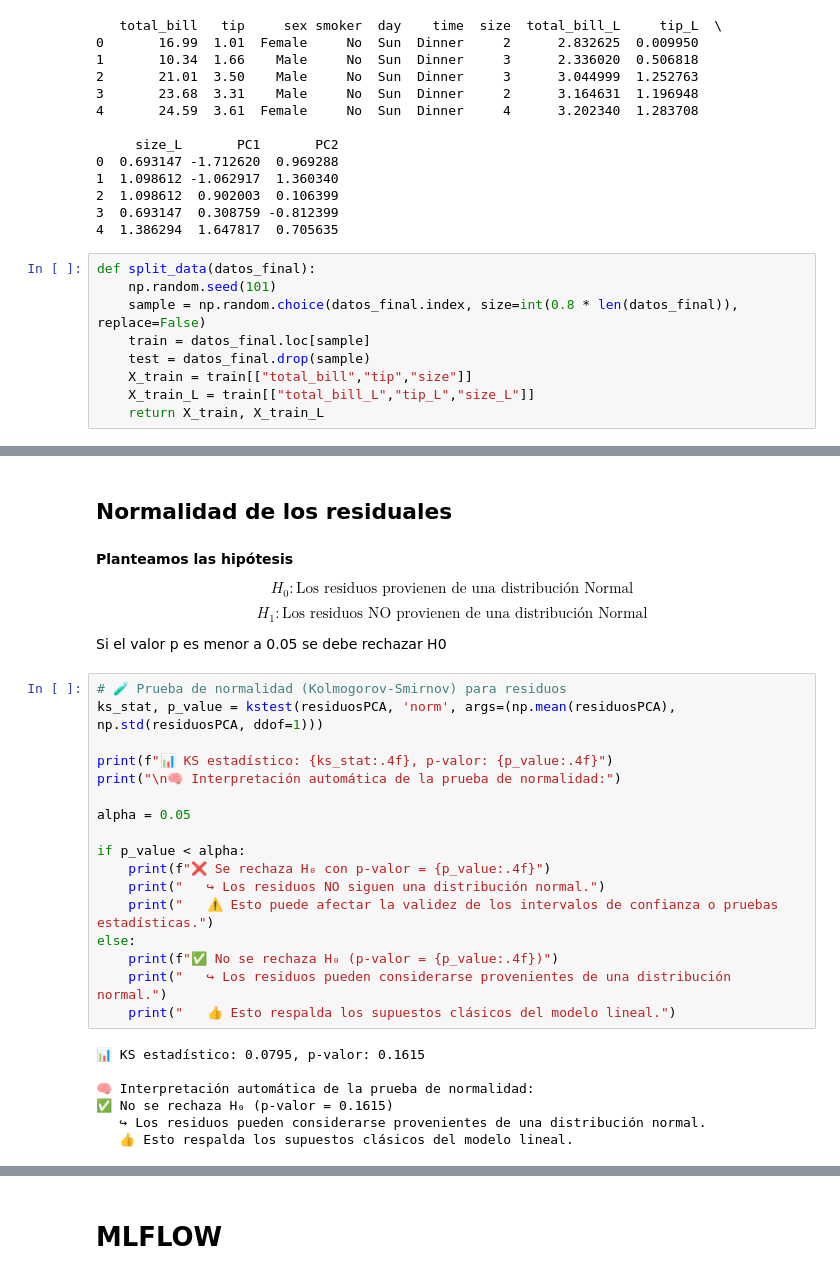
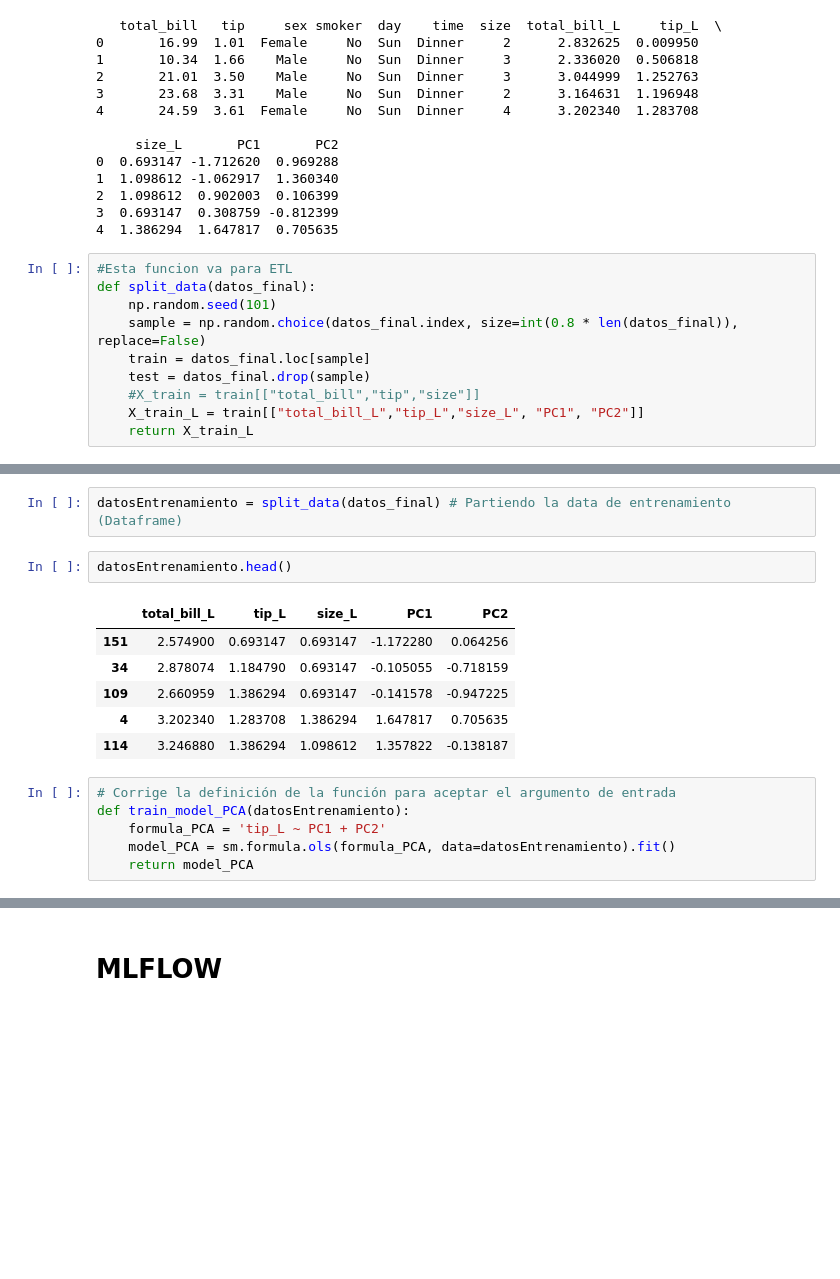
Before and after one commit to stivencuellar/MLOPS_Project, a Jupyter notebook: src/03-Orchestation/Modelo_Propinas_funciones_prepy.ipynb, the cells around one changed output, grey strips where cells are left out. Cells and saved outputs as stored; diff of their text form; blank space fills up the shorter version.

Commit message:
Estructura de informacion para hacer match entre los codigos de los repositorios.

```diff
--- a/src/03-Orchestation/Modelo_Propinas_funciones_prepy.ipynb
+++ b/src/03-Orchestation/Modelo_Propinas_funciones_prepy.ipynb
@@ -186,11 +193,12 @@ print(datos_final.head())
 3  0.693147  0.308759 -0.812399
 4  1.386294  1.647817  0.705635
 # %%
+#Esta funcion va para ETL
 def split_data(datos_final):
     np.random.seed(101)
     sample = np.random.choice(datos_final.index, size=int(0.8 * len(datos_final)), replace=False)
     train = datos_final.loc[sample]
     test = datos_final.drop(sample)
-    X_train = train[["total_bill","tip","size"]]
-    X_train_L = train[["total_bill_L","tip_L","size_L"]]
-    return X_train, X_train_L
+    #X_train = train[["total_bill","tip","size"]]
+    X_train_L = train[["total_bill_L","tip_L","size_L", "PC1", "PC2"]]
+    return X_train_L
@@ -863,33 +205,17 @@ else:
-# %% [markdown]
-## **Normalidad de los residuales**
-# %% [markdown]
-**Planteamos las hipótesis**
-
- $$ H_{0}:\text{Los residuos provienen de una distribución Normal}$$
- $$ H_{1}:\text{Los residuos NO provienen de una distribución Normal}$$
-
- Si el valor p es menor a 0.05 se debe rechazar H0
-# %%
-# 🧪 Prueba de normalidad (Kolmogorov-Smirnov) para residuos
-ks_stat, p_value = kstest(residuosPCA, 'norm', args=(np.mean(residuosPCA), np.std(residuosPCA, ddof=1)))
-
-print(f"📊 KS estadístico: {ks_stat:.4f}, p-valor: {p_value:.4f}")
-print("\n🧠 Interpretación automática de la prueba de normalidad:")
-
-alpha = 0.05
-
-if p_value < alpha:
-    print(f"❌ Se rechaza H₀ con p-valor = {p_value:.4f}")
-    print("   ↪ Los residuos NO siguen una distribución normal.")
-    print("   ⚠️ Esto puede afectar la validez de los intervalos de confianza o pruebas estadísticas.")
-else:
-    print(f"✅ No se rechaza H₀ (p-valor = {p_value:.4f})")
-    print("   ↪ Los residuos pueden considerarse provenientes de una distribución normal.")
-    print("   👍 Esto respalda los supuestos clásicos del modelo lineal.")
-# %% [output]
-📊 KS estadístico: 0.0795, p-valor: 0.1615
-
-🧠 Interpretación automática de la prueba de normalidad:
-✅ No se rechaza H₀ (p-valor = 0.1615)
-   ↪ Los residuos pueden considerarse provenientes de una distribución normal.
-   👍 Esto respalda los supuestos clásicos del modelo lineal.
+# %%
+datosEntrenamiento = split_data(datos_final) # Partiendo la data de entrenamiento (Dataframe)
+# %%
+datosEntrenamiento.head()
+# %% [output]
+|  | total_bill_L | tip_L | size_L | PC1 | PC2 |
+| 151 | 2.574900 | 0.693147 | 0.693147 | -1.172280 | 0.064256 |
+| 34 | 2.878074 | 1.184790 | 0.693147 | -0.105055 | -0.718159 |
+| 109 | 2.660959 | 1.386294 | 0.693147 | -0.141578 | -0.947225 |
+| 4 | 3.202340 | 1.283708 | 1.386294 | 1.647817 | 0.705635 |
+| 114 | 3.246880 | 1.386294 | 1.098612 | 1.357822 | -0.138187 |
+# %%
+# Corrige la definición de la función para aceptar el argumento de entrada
+def train_model_PCA(datosEntrenamiento):
+    formula_PCA = 'tip_L ~ PC1 + PC2'
+    model_PCA = sm.formula.ols(formula_PCA, data=datosEntrenamiento).fit()
+    return model_PCA
```
Also changed, not shown: parts of 47 cells of this notebook, 2 other files.
